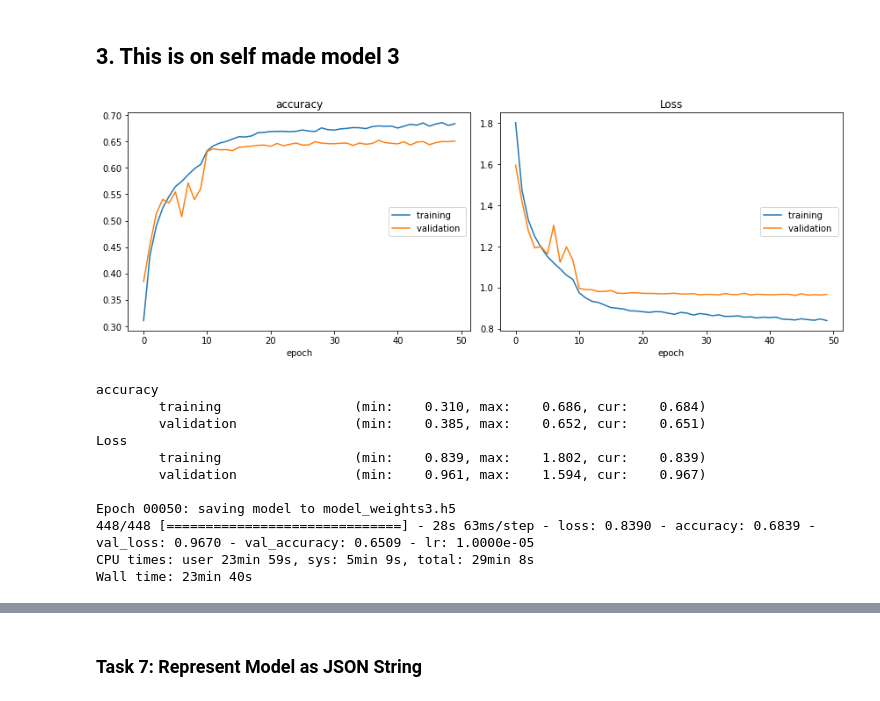
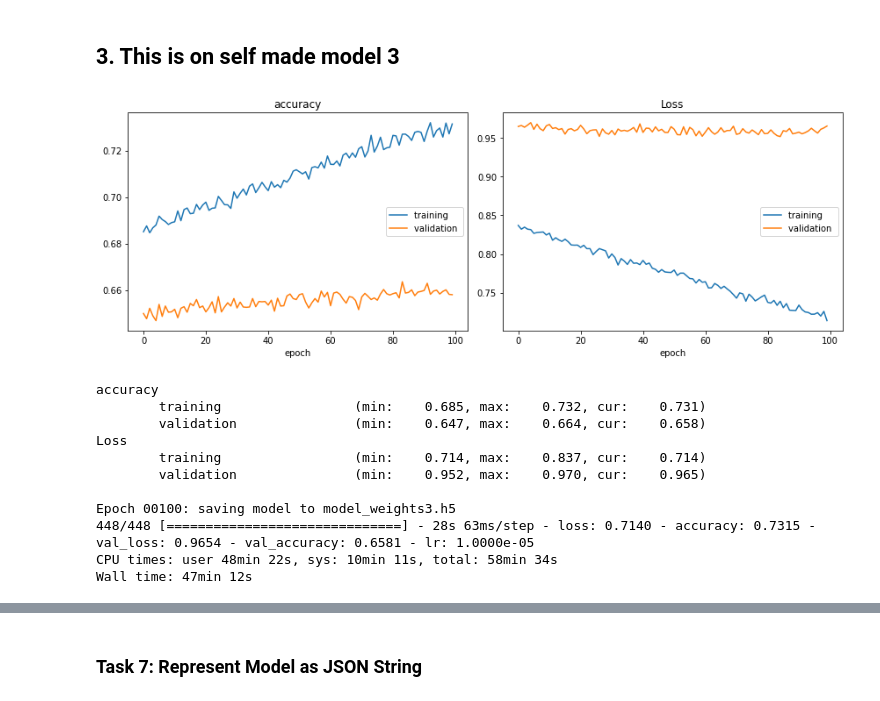
Before and after one commit to nikzagarwal/Face-Emotion-Detection, a Jupyter notebook: Facial_Expression_Training.ipynb, the cells around one changed output, grey strips where cells are left out. Saved outputs shown, nothing was run; the diff lists cells and outputs as text; code cells hidden in the pictures.

```diff
--- a/Facial_Expression_Training.ipynb
+++ b/Facial_Expression_Training.ipynb
@@ -351,34 +351,34 @@ Wall time: 34min 32s
 # %%
 %%time
 
-epochs = 50
+epochs = 100
 steps_per_epoch = train_generator.n//train_generator.batch_size
 validation_steps = validation_generator.n//validation_generator.batch_size
 
 reduce_lr = ReduceLROnPlateau(monitor='val_loss', factor=0.1,
                               patience=2, min_lr=0.00001, mode='auto')
 checkpoint = ModelCheckpoint("model_weights3.h5", monitor='val_accuracy',
                              save_weights_only=True, mode='max', verbose=1)
 callbacks = [PlotLossesKerasTF(), checkpoint, reduce_lr]
 
 history = model3.fit(
     x=train_generator,
     steps_per_epoch=steps_per_epoch,
     epochs=epochs,
     validation_data = validation_generator,
     validation_steps = validation_steps,
     callbacks=callbacks
 )
 # %% [output]
-[figure, old version]
+[figure, new version]
 accuracy
-        training                 (min:    0.310, max:    0.686, cur:    0.684)
-        validation               (min:    0.385, max:    0.652, cur:    0.651)
+        training                 (min:    0.685, max:    0.732, cur:    0.731)
+        validation               (min:    0.647, max:    0.664, cur:    0.658)
 Loss
-        training                 (min:    0.839, max:    1.802, cur:    0.839)
-        validation               (min:    0.961, max:    1.594, cur:    0.967)
+        training                 (min:    0.714, max:    0.837, cur:    0.714)
+        validation               (min:    0.952, max:    0.970, cur:    0.965)
 
-Epoch 00050: saving model to model_weights3.h5
-448/448 [==============================] - 28s 63ms/step - loss: 0.8390 - accuracy: 0.6839 - val_loss: 0.9670 - val_accuracy: 0.6509 - lr: 1.0000e-05
-CPU times: user 23min 59s, sys: 5min 9s, total: 29min 8s
-Wall time: 23min 40s
+Epoch 00100: saving model to model_weights3.h5
+448/448 [==============================] - 28s 63ms/step - loss: 0.7140 - accuracy: 0.7315 - val_loss: 0.9654 - val_accuracy: 0.6581 - lr: 1.0000e-05
+CPU times: user 48min 22s, sys: 10min 11s, total: 58min 34s
+Wall time: 47min 12s
```
Also changed, not shown: parts of 3 cells of this notebook.
